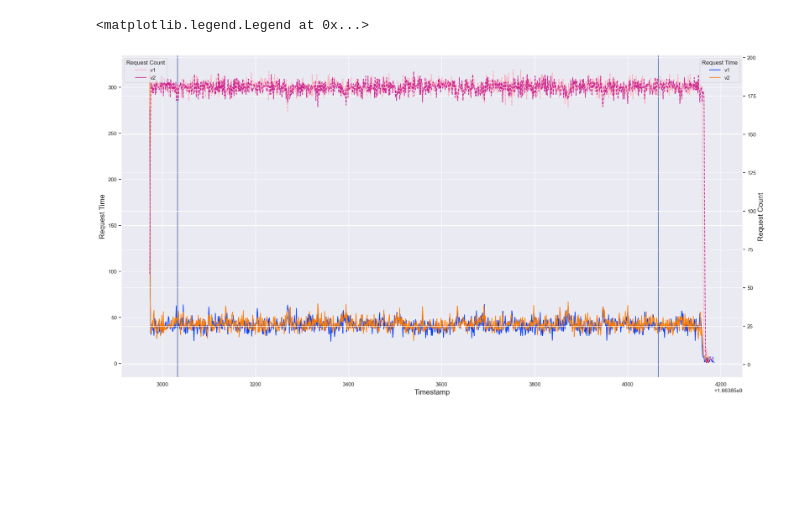
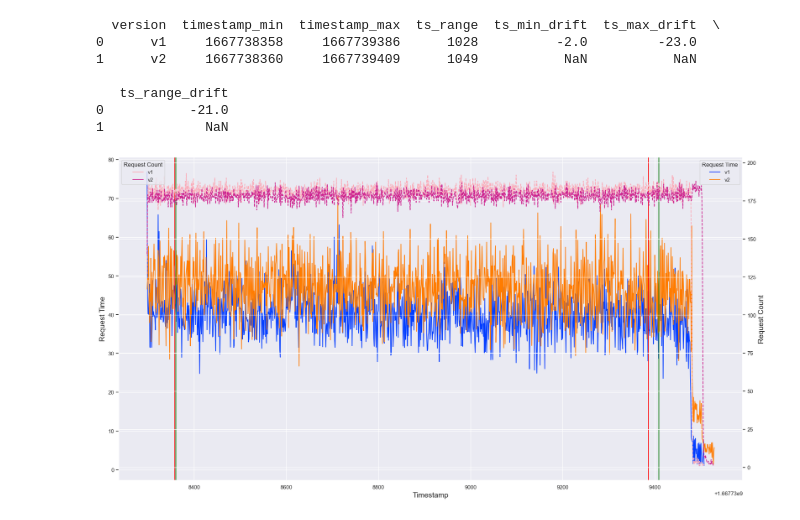
Before and after one commit to njapke/cloud-benchmark-conductor, a Jupyter notebook: analysis/bootstraping-app2.ipynb, the cells around one changed output. Saved outputs shown, nothing was run; the diff lists cells and outputs as text; code cells hidden in the pictures; blank space fills up the shorter version.

Commit message:
feat: add analysis results

```diff
--- a/analysis/bootstraping-app2.ipynb
+++ b/analysis/bootstraping-app2.ipynb
@@ -38,14 +37,10 @@ df.head(n=30)
 # %%
-df_req_durations = df[df["metric_name"] == "http_req_duration"]\
-  .groupby(['timestamp', 'extra_tags'])\
-  .agg(
-    count=('status', 'count'),
-    request_duration_median=('metric_value', 'median'),
-    request_duration_min=('metric_value', 'min'),
-    request_duration_max=('metric_value', 'max')
-  ).reset_index()
-df_req_durations.rename(columns={'extra_tags': 'version'}, inplace=True)
+df_req_durations = df[df['metric_name'] == 'http_req_duration'].copy()
+
+df_req_durations.rename(columns={'extra_tags': 'version', 'name': 'path'}, inplace=True)
 df_req_durations['version'] = df_req_durations['version'].str.replace('version=', '')
-df_req_durations.sort_values("timestamp", inplace=True)
-df_req_durations.head(n=10)
+df_req_durations['method_path'] = df_req_durations['method'] + " " + df_req_durations['path'].str[3:]
+# df_req_durations['scenario_iter'] = df_req_durations['scenario'] + "_" + df_req_durations['iter'].astype(int).astype(str)
+# df_req_durations.groupby(['version', 'scenario']).size()
+df_req_durations
 # %% [output]
@@ -63,28 +113,51 @@ df_req_durations.head(n=10)
 # %%
-# remove 120 seconds from the last ts
-# maxCutoffTs = df_req_durations['timestamp'].max() - 660
-maxCutoffTs = df_req_durations['timestamp'].max() - 120
-# add 60 seconds to the first ts
-minCutoffTs = df_req_durations['timestamp'].min() + 60
 
+# analyze time drift
+# we select the data by iteration to have a equal amount of measurements, but we want to cutoff by time
+# this might cause biased results if the drift is too big
+
+df_time_drift = df_filtered.groupby(['version']).agg(timestamp_min=('timestamp', 'min'), timestamp_max=('timestamp', 'max'),).reset_index()
+df_time_drift['ts_range'] = df_time_drift['timestamp_max'] - df_time_drift['timestamp_min']
+df_time_drift['ts_min_drift'] = df_time_drift['timestamp_min'] - df_time_drift['timestamp_min'].shift(-1)
+df_time_drift['ts_max_drift'] = df_time_drift['timestamp_max'] - df_time_drift['timestamp_max'].shift(-1)
+df_time_drift['ts_range_drift'] = df_time_drift['ts_range'] - df_time_drift['ts_range'].shift(-1)
+print(df_time_drift)
+
+
+plot_df = df_req_durations.groupby(['timestamp', 'version'])\
+  .agg(
+    count=('status', 'count'),
+    request_duration_median=('metric_value', 'median')
+  ).reset_index()
 
 # plot
 paletteTime = sns.color_palette("bright", 2)
 paletteCount = sns.color_palette("RdPu", 2)
 
 sns.set(rc={'figure.figsize':(23,12)})
-g = sns.lineplot(data = df_req_durations, x='timestamp', y='request_duration_median', hue='version', palette=paletteTime)
-g.axvline(maxCutoffTs)
-g.axvline(minCutoffTs)
+g = sns.lineplot(data = plot_df, x='timestamp', y='request_duration_median', hue='version', palette=paletteTime)
+g.axvline(maxCutoffTs, color = "magenta")
+g.axvline(minCutoffTs, color = "magenta")
+g.axvline(df_time_drift.loc[0]['timestamp_min'], color = "red")
+g.axvline(df_time_drift.loc[0]['timestamp_max'], color = "red")
+g.axvline(df_time_drift.loc[1]['timestamp_min'], color = "green")
+g.axvline(df_time_drift.loc[1]['timestamp_max'], color = "green")
 g.set_xlabel("Timestamp", fontsize = 15)
 g.set_ylabel("Request Time", fontsize = 15)
 # g.set_ylim([0, 8500])
 g.legend(title="Request Time")
 ax2 = g.twinx()
 ax2.set_ylabel("Request Count", fontsize = 15)
 #ax2.set_ylim([0, 2000])
-g2 = sns.lineplot(data = df_req_durations, x='timestamp', y='count', hue='version', ax=ax2, palette=paletteCount, linestyle="--")
+g2 = sns.lineplot(data = plot_df, x='timestamp', y='count', hue='version', ax=ax2, palette=paletteCount, linestyle="--")
 g2.legend(title="Request Count", loc = 'upper left')
+g.figure.savefig(f"{benchmarkName}-all-requests.pdf")
 # %% [output]
-<matplotlib.legend.Legend at 0x...>
+  version  timestamp_min  timestamp_max  ts_range  ts_min_drift  ts_max_drift  \
+0      v1     1667738358     1667739386      1028          -2.0         -23.0
+1      v2     1667738360     1667739409      1049           NaN           NaN
+
+   ts_range_drift
+0           -21.0
+1             NaN
-[figure, old version]
+[figure, new version]
```
Also changed, not shown: parts of 10 cells of this notebook, 17 other files.
